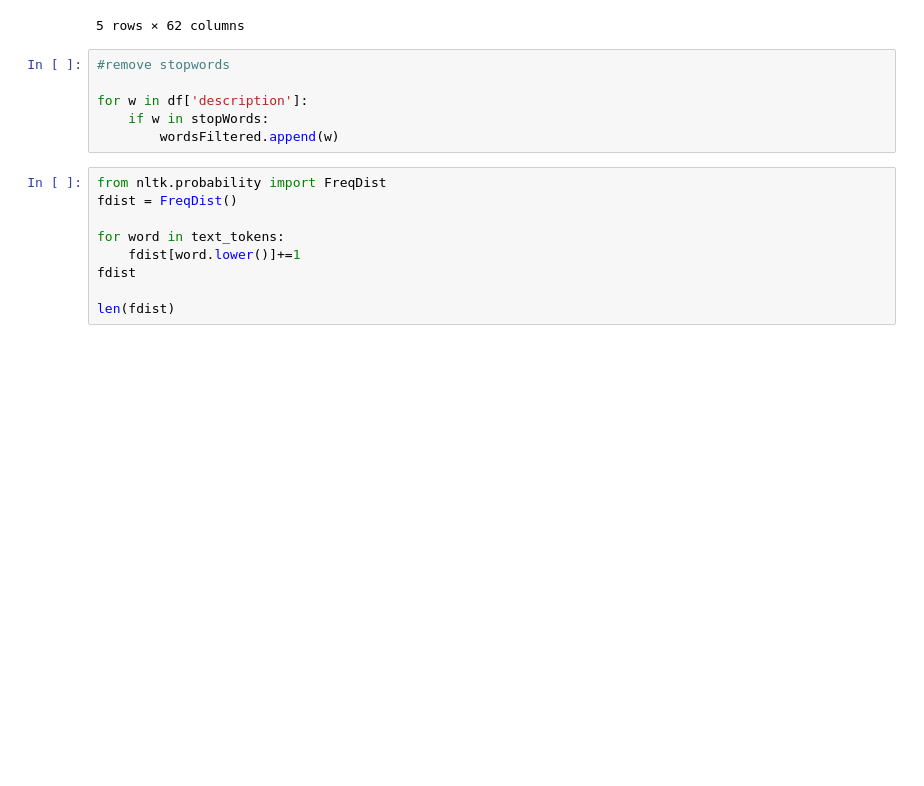
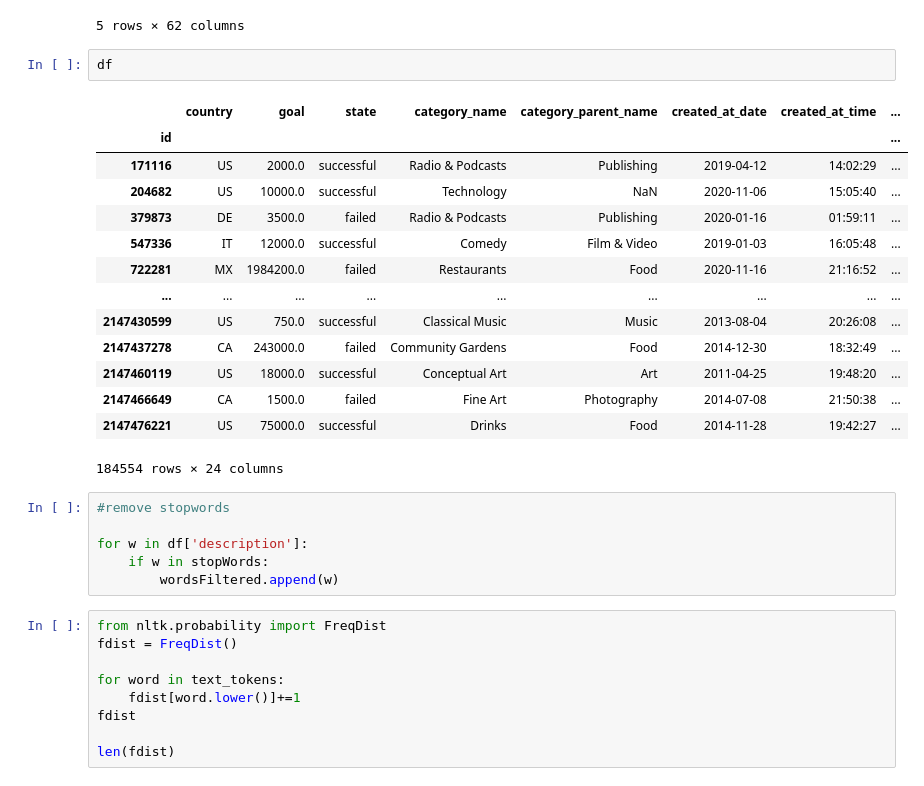
Before and after one commit to nicolerichter1989/kickstarter, a Jupyter notebook: kickstarter_project.ipynb, the cells around one changed output. Saved outputs shown, nothing was run; the diff lists cells and outputs as text; blank space fills up the shorter version.

```diff
--- a/kickstarter_project.ipynb
+++ b/kickstarter_project.ipynb
@@ -388,6 +372,23 @@ df.sample(5)
 | 50150 | 613280186 | 21 | History for those disliking histo... | {"id":47,"name":"Fiction","analyt... | 4030 | US | the United States | ... |
 | 59131 | 721807408 | 341 | A lone detective investigates the... | {"id":3,"name":"Comics","analytic... | 8261 | GB | the United Kingdom | ... |
 5 rows × 62 columns
+# %%
+df
+# %% [output]
+|  | country | goal | state | category_name | category_parent_name | created_at_date | created_at_time | ... |
+| id |  |  |  |  |  |  |  | ... |
+| 171116 | US | 2000.0 | successful | Radio & Podcasts | Publishing | 2019-04-12 | 14:02:29 | ... |
+| 204682 | US | 10000.0 | successful | Technology | NaN | 2020-11-06 | 15:05:40 | ... |
+| 379873 | DE | 3500.0 | failed | Radio & Podcasts | Publishing | 2020-01-16 | 01:59:11 | ... |
+| 547336 | IT | 12000.0 | successful | Comedy | Film & Video | 2019-01-03 | 16:05:48 | ... |
+| 722281 | MX | 1984200.0 | failed | Restaurants | Food | 2020-11-16 | 21:16:52 | ... |
+| ... | ... | ... | ... | ... | ... | ... | ... | ... |
+| 2147430599 | US | 750.0 | successful | Classical Music | Music | 2013-08-04 | 20:26:08 | ... |
+| 2147437278 | CA | 243000.0 | failed | Community Gardens | Food | 2014-12-30 | 18:32:49 | ... |
+| 2147460119 | US | 18000.0 | successful | Conceptual Art | Art | 2011-04-25 | 19:48:20 | ... |
+| 2147466649 | CA | 1500.0 | failed | Fine Art | Photography | 2014-07-08 | 21:50:38 | ... |
+| 2147476221 | US | 75000.0 | successful | Drinks | Food | 2014-11-28 | 19:42:27 | ... |
+184554 rows × 24 columns
 # %%
 #remove stopwords
 
```
Also changed, not shown: parts of 5 cells of this notebook.
